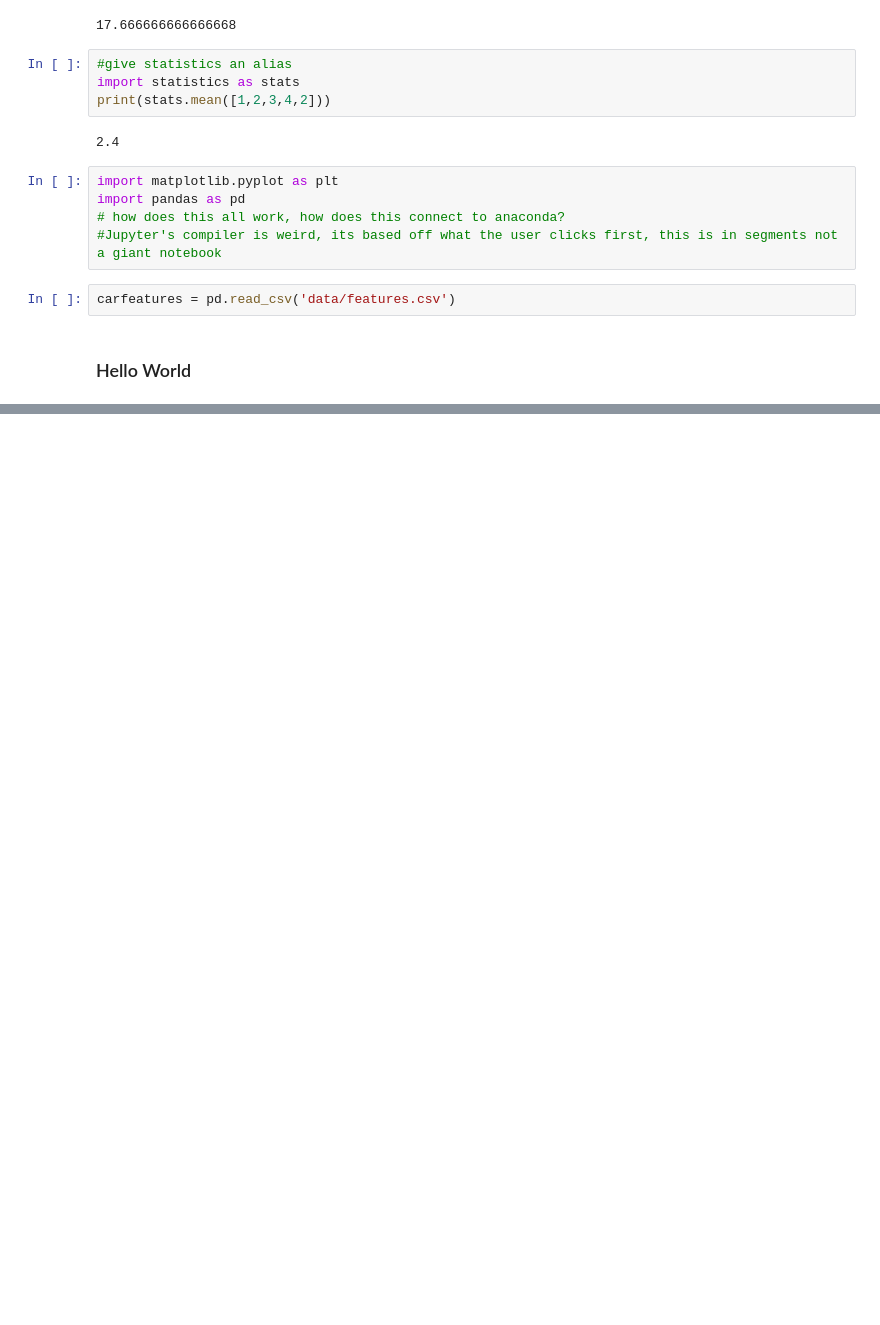
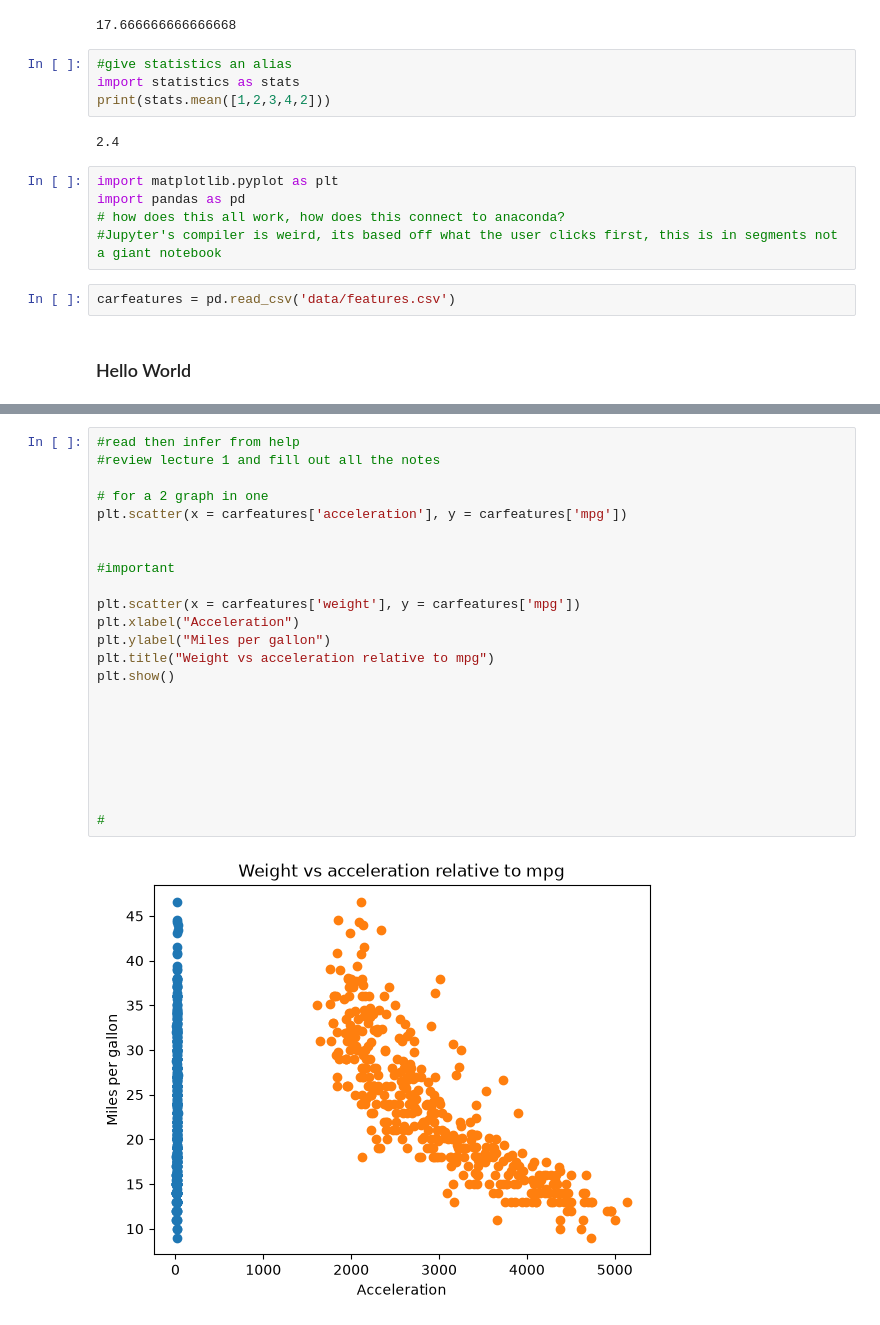
Before and after one commit to JNGU28/datasci185fall2026, a Jupyter notebook: Lecture_01/Lecture01mycopy.ipynb, the cells around one changed output, grey strips where cells are left out. Cells and saved outputs as stored; diff of their text form; blank space fills up the shorter version.

```diff
--- a/Lecture_01/Lecture01mycopy.ipynb
+++ b/Lecture_01/Lecture01mycopy.ipynb
@@ -42,0 +130,25 @@ carfeatures = pd.read_csv('data/features.csv')
+# %%
+#read then infer from help
+#review lecture 1 and fill out all the notes
+
+# for a 2 graph in one
+plt.scatter(x = carfeatures['acceleration'], y = carfeatures['mpg'])
+
+
+#important
+
+plt.scatter(x = carfeatures['weight'], y = carfeatures['mpg'])
+plt.xlabel("Acceleration")
+plt.ylabel("Miles per gallon")
+plt.title("Weight vs acceleration relative to mpg")
+plt.show()
+
+
+
+
+
+
+
+#
+# %% [output]
+[figure, added]
```
Also changed, not shown: parts of 5 cells of this notebook.
